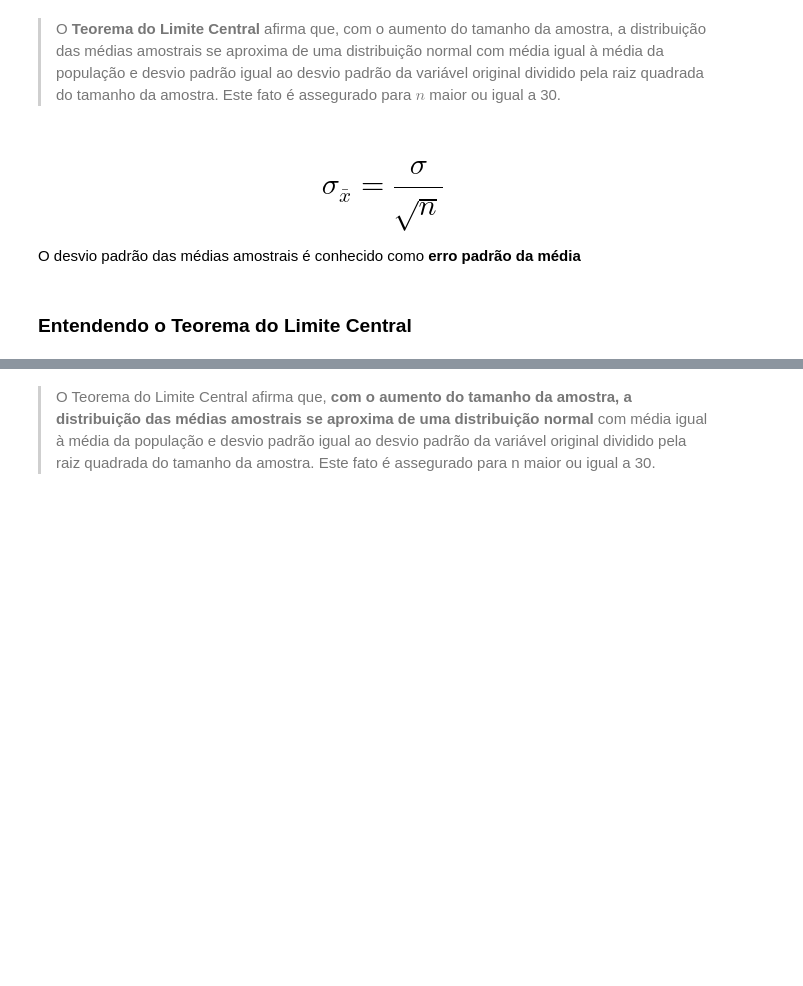
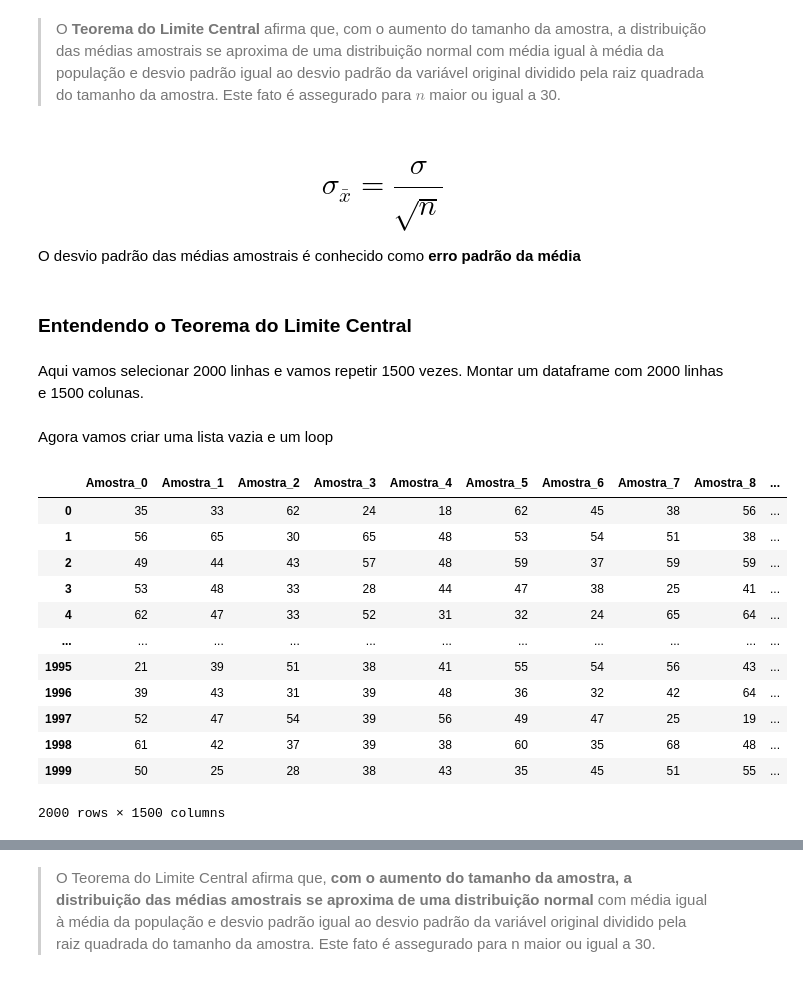
Before and after one commit to JCrpa/curso13_estatistica_com_python_probabilidade_amostragem, a Jupyter notebook: Curso_de_Estatística_Parte_2.ipynb, the cells around one changed output, grey strips where cells are left out. Cells and saved outputs as stored; diff of their text form; code cells hidden in the pictures; blank space fills up the shorter version.

```diff
--- a/Curso_de_Estatística_Parte_2.ipynb
+++ b/Curso_de_Estatística_Parte_2.ipynb
@@ -810,8 +810,10 @@ Suponha que os pesos dos sacos de arroz de uma indústria alimentícia se distri
 # %% [markdown]
 > O **Teorema do Limite Central** afirma que, com o aumento do tamanho da amostra, a distribuição das médias amostrais se aproxima de uma distribuição normal com média igual à média da população e desvio padrão igual ao desvio padrão da variável original dividido pela raiz quadrada do tamanho da amostra. Este fato é assegurado para $n$ maior ou igual a 30.
 # %% [markdown]
-# $$\sigma_\bar{x} = \frac{\sigma}{\sqrt{n}}$$
+# $$\sigma_{\bar{x}} = \frac{\sigma}{\sqrt{n}}$$
 
 O desvio padrão das médias amostrais é conhecido como **erro padrão da média**
 # %% [markdown]
 ### Entendendo o Teorema do Limite Central
+# %% [markdown]
+Aqui vamos selecionar 2000 linhas e vamos repetir 1500 vezes. Montar um dataframe com 2000 linhas e 1500 colunas.
@@ -817,0 +823,27 @@ O desvio padrão das médias amostrais é conhecido como **erro padrão da médi
+# %% [markdown]
+Agora vamos criar uma lista vazia e um loop
+# %%
+lista_de_amostras = []
+
+for i in range(total_de_amostras):
+    amostra_atual = dados.Idade.sample(n, random_state=i)
+    amostra_atual.index = range(len(amostra_atual))
+    lista_de_amostras.append(amostra_atual.rename('Amostra_' + str(i)))
+
+amostras = pd.concat(lista_de_amostras, axis=1)
+
+amostras
+# %% [output]
+|  | Amostra_0 | Amostra_1 | Amostra_2 | Amostra_3 | Amostra_4 | Amostra_5 | Amostra_6 | Amostra_7 | Amostra_8 | ... |
+| 0 | 35 | 33 | 62 | 24 | 18 | 62 | 45 | 38 | 56 | ... |
+| 1 | 56 | 65 | 30 | 65 | 48 | 53 | 54 | 51 | 38 | ... |
+| 2 | 49 | 44 | 43 | 57 | 48 | 59 | 37 | 59 | 59 | ... |
+| 3 | 53 | 48 | 33 | 28 | 44 | 47 | 38 | 25 | 41 | ... |
+| 4 | 62 | 47 | 33 | 52 | 31 | 32 | 24 | 65 | 64 | ... |
+| ... | ... | ... | ... | ... | ... | ... | ... | ... | ... | ... |
+| 1995 | 21 | 39 | 51 | 38 | 41 | 55 | 54 | 56 | 43 | ... |
+| 1996 | 39 | 43 | 31 | 39 | 48 | 36 | 32 | 42 | 64 | ... |
+| 1997 | 52 | 47 | 54 | 39 | 56 | 49 | 47 | 25 | 19 | ... |
+| 1998 | 61 | 42 | 37 | 39 | 38 | 60 | 35 | 68 | 48 | ... |
+| 1999 | 50 | 25 | 28 | 38 | 43 | 35 | 45 | 51 | 55 | ... |
+2000 rows × 1500 columns
```
Also changed, not shown: parts of 11 cells of this notebook.
